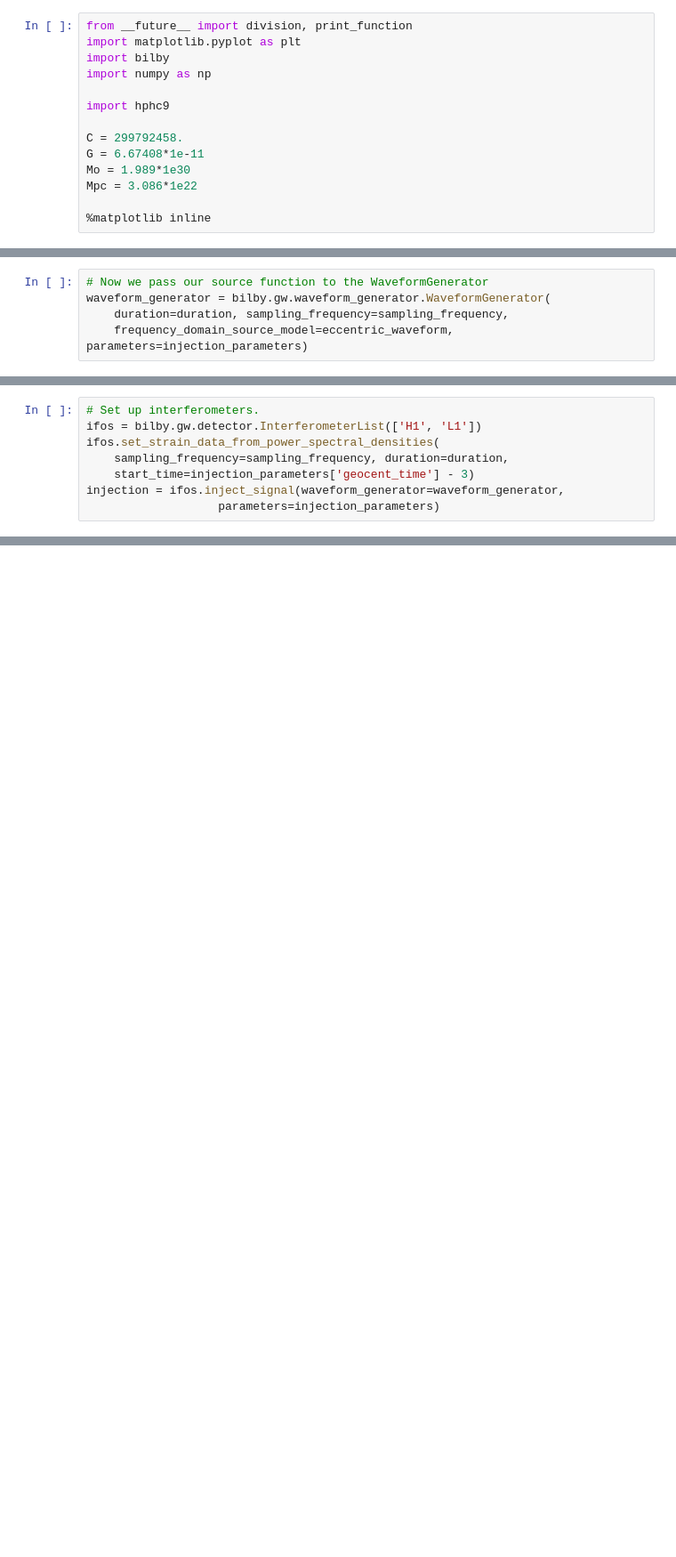
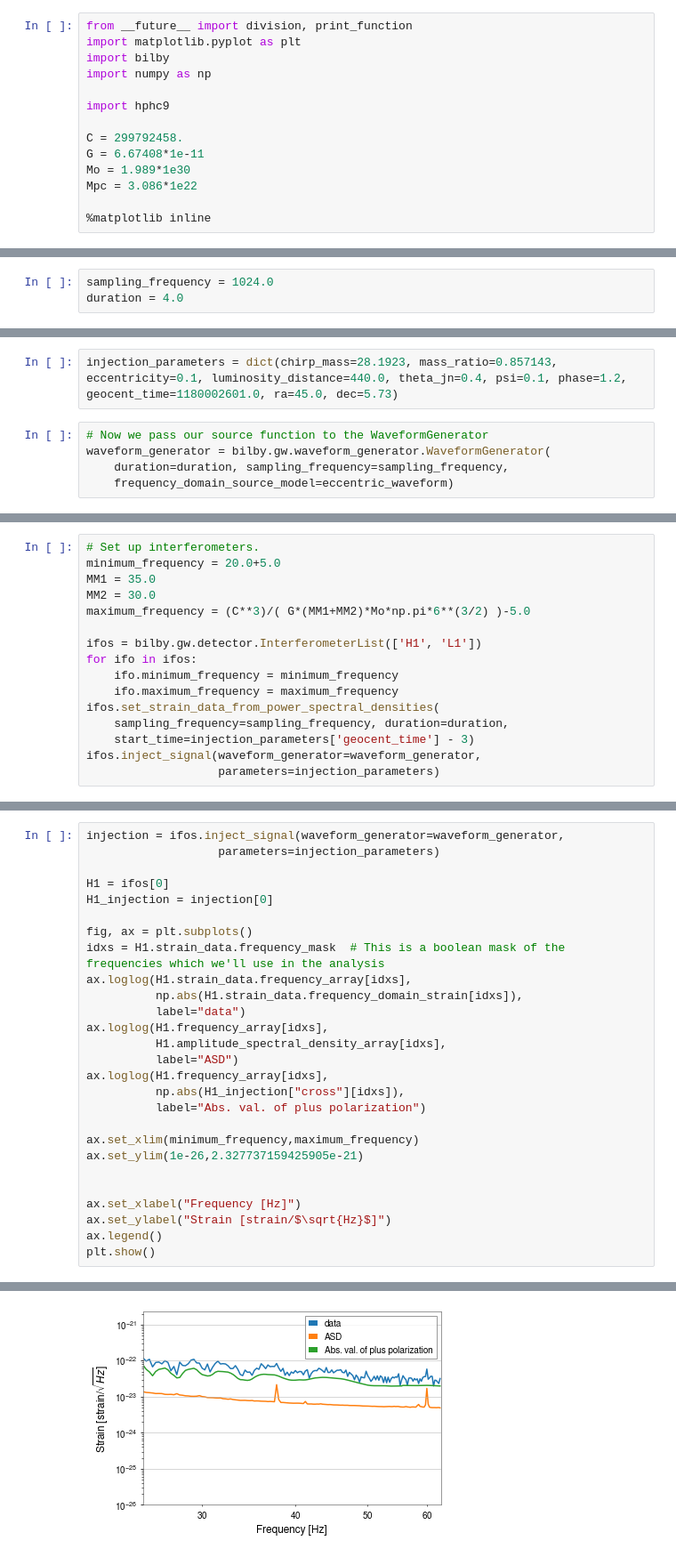
Before and after one commit to hemantaph/bilby, a Jupyter notebook: 0PN/eccentric_test6.ipynb, the cells around one changed output, grey strips where cells are left out. Shown at 89% size. Cells and saved outputs as stored; diff of their text form; blank space fills up the shorter version.

```diff
--- a/0PN/eccentric_test6.ipynb
+++ b/0PN/eccentric_test6.ipynb
@@ -20 +15,4 @@ duration = 1
+# %%
+sampling_frequency = 1024.0
+duration = 4.0
 # %%
@@ -56,6 +44,8 @@ injection_parameters = dict(A=1e-23, f0=100, tau=1, phi0=0, geocent_time=0,
+# %%
+injection_parameters = dict(chirp_mass=28.1923, mass_ratio=0.857143, eccentricity=0.1, luminosity_distance=440.0, theta_jn=0.4, psi=0.1, phase=1.2, geocent_time=1180002601.0, ra=45.0, dec=5.73)
 # %%
 # Now we pass our source function to the WaveformGenerator
 waveform_generator = bilby.gw.waveform_generator.WaveformGenerator(
     duration=duration, sampling_frequency=sampling_frequency,
-    frequency_domain_source_model=eccentric_waveform, parameters=injection_parameters)
+    frequency_domain_source_model=eccentric_waveform)
 # %% [output]
@@ -65,10 +55,18 @@ waveform_generator = bilby.gw.waveform_generator.WaveformGenerator(
   parameter_conversion: bilby.gw.conversion.convert_to_lal_binary_black_hole_parameters
 # %%
 # Set up interferometers.
+minimum_frequency = 20.0+5.0
+MM1 = 35.0
+MM2 = 30.0
+maximum_frequency = (C**3)/( G*(MM1+MM2)*Mo*np.pi*6**(3/2) )-5.0
+
 ifos = bilby.gw.detector.InterferometerList(['H1', 'L1'])
+for ifo in ifos:
+    ifo.minimum_frequency = minimum_frequency
+    ifo.maximum_frequency = maximum_frequency
 ifos.set_strain_data_from_power_spectral_densities(
     sampling_frequency=sampling_frequency, duration=duration,
     start_time=injection_parameters['geocent_time'] - 3)
-injection = ifos.inject_signal(waveform_generator=waveform_generator,
+ifos.inject_signal(waveform_generator=waveform_generator,
                    parameters=injection_parameters)
 # %% [output]
@@ -91,0 +94,28 @@ injection = ifos.inject_signal(waveform_generator=waveform_generator,
+# %%
+injection = ifos.inject_signal(waveform_generator=waveform_generator,
+                   parameters=injection_parameters)
+
+H1 = ifos[0]
+H1_injection = injection[0]
+
+fig, ax = plt.subplots()
+idxs = H1.strain_data.frequency_mask  # This is a boolean mask of the frequencies which we'll use in the analysis
+ax.loglog(H1.strain_data.frequency_array[idxs],
+          np.abs(H1.strain_data.frequency_domain_strain[idxs]),
+          label="data")
+ax.loglog(H1.frequency_array[idxs],
+          H1.amplitude_spectral_density_array[idxs],
+          label="ASD")
+ax.loglog(H1.frequency_array[idxs],
+          np.abs(H1_injection["cross"][idxs]),
+          label="Abs. val. of plus polarization")
+
+ax.set_xlim(minimum_frequency,maximum_frequency)
+ax.set_ylim(1e-26,2.327737159425905e-21)
+
+
+ax.set_xlabel("Frequency [Hz]")
+ax.set_ylabel("Strain [strain/$\sqrt{Hz}$]")
+ax.legend()
+plt.show()
+# %% [output]
@@ -91,0 +139 @@ injection = ifos.inject_signal(waveform_generator=waveform_generator,
+[figure, added]
```
Also changed, not shown: parts of 11 cells of this notebook, 21 other files.
